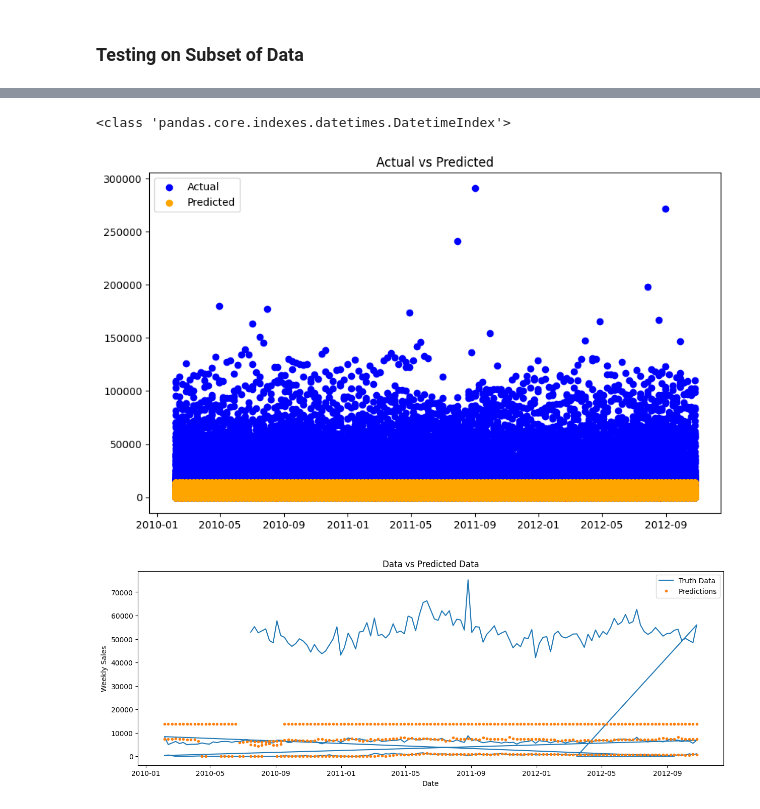
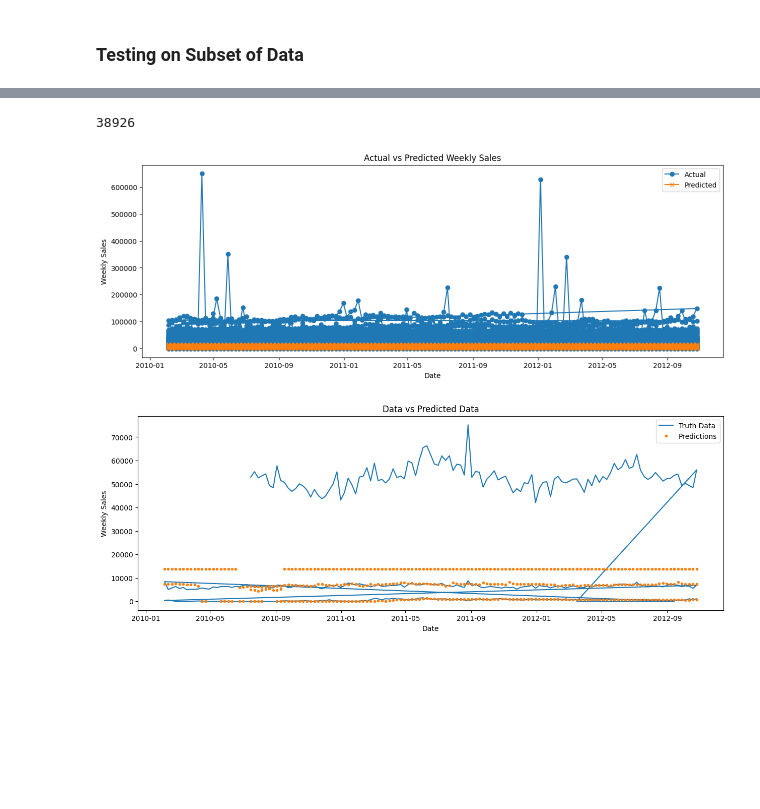
Before and after one commit to Noah-Marra/Demand-Forecasting, a Jupyter notebook: src/model_training/lstm.ipynb, the cells around one changed output, grey strips where cells are left out. Drawn from its saved outputs; the diff is of its cells as text; code cells hidden in the pictures; blank space fills up the shorter version.

```diff
--- a/src/model_training/lstm.ipynb
+++ b/src/model_training/lstm.ipynb
@@ -174,16 +174,23 @@ y_pred = nn_model.predict(X_val)
-# %%
-test_dates = df.index[-len(X_test):]
-# %% [output]
-<class 'pandas.core.indexes.datetimes.DatetimeIndex'>
+# %%
+y_pred.shape[0]
+# %% [output]
+38926
+# %%
+dates = df.index[-y_pred.shape[0]:]  # Extract dates corresponding to the last 10% of data
+predictions_df = pd.DataFrame(y_pred, index=dates, columns=['Predicted_Weekly_Sales'])
+
+test_df = pd.DataFrame(y_test, index=dates, columns=['Actual_Weekly_Sales'])
 # %%
-plt.figure(figsize=(10, 6))
-plt.scatter(test_dates, y_test, label='Actual', color='blue')
-plt.scatter(test_dates, y_pred, label='Predicted', color='orange')
-plt.title('Actual vs Predicted')
+plt.figure(figsize=(15, 5))
+plt.plot(test_df.index, test_df['Actual_Weekly_Sales'], label='Actual', marker='o')
+plt.plot(predictions_df.index, predictions_df['Predicted_Weekly_Sales'], label='Predicted', marker='x')
+plt.xlabel('Date')
+plt.ylabel('Weekly Sales')
+plt.title('Actual vs Predicted Weekly Sales')
 plt.legend()
 plt.show()
 # %% [output]
-[figure, old version]
+[figure, new version]
 # %%
 start_date, end_date = '2012-08-01', '2012-09-01'
 filtered_df = df[-400:]
```
Also changed, not shown: parts of 1 cell of this notebook.
